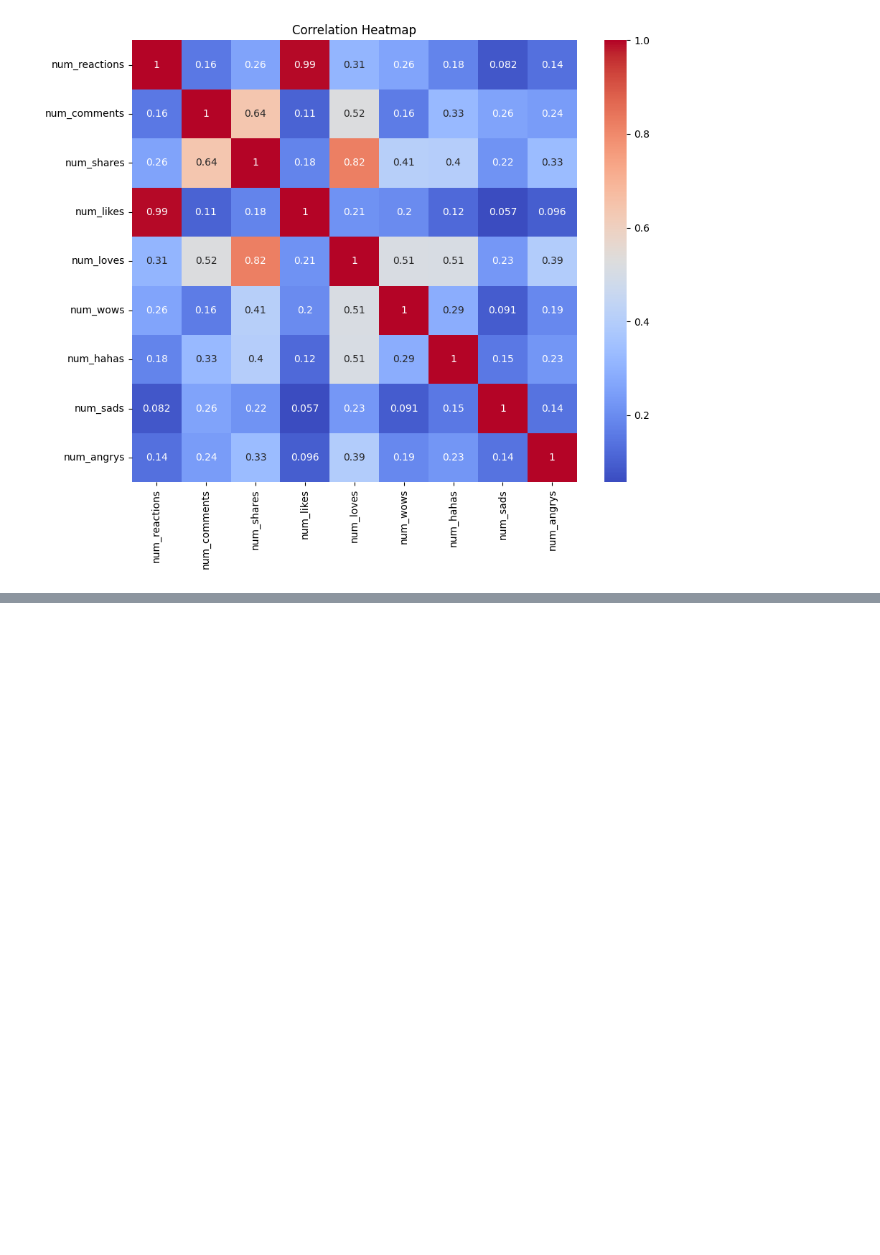
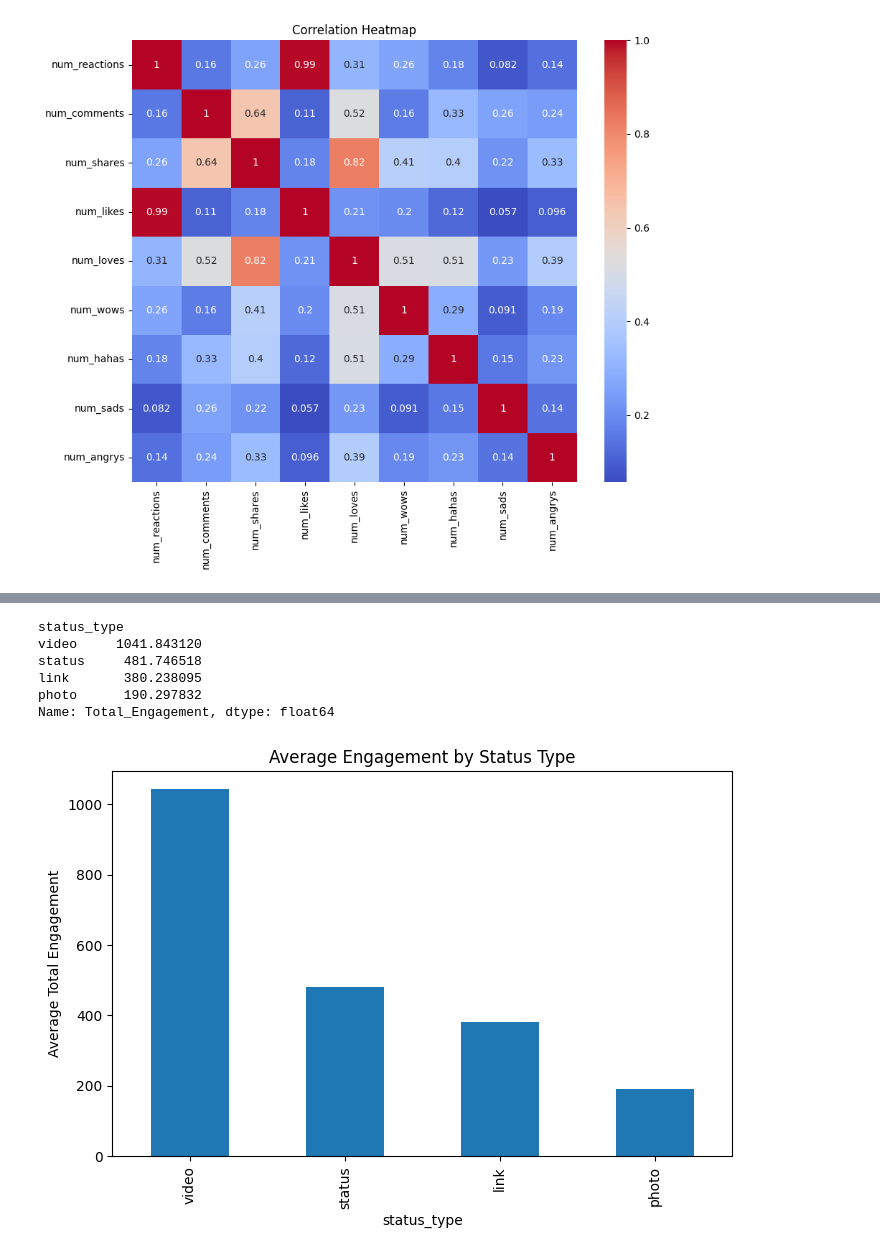
Before and after one commit to Rudra-pointer/pyml, a Jupyter notebook: project/project.ipynb, the cells around one changed output, grey strips where cells are left out. Saved outputs shown, nothing was run; the diff lists cells and outputs as text; code cells hidden in the pictures; blank space fills up the shorter version.

```diff
--- a/project/project.ipynb
+++ b/project/project.ipynb
@@ -194,0 +353,33 @@ plt.show()
+# %%
+# Step 18: Average Engagement by Status Type
+
+avg_engagement = df.groupby('status_type')['Total_Engagement'].mean().sort_values(ascending=False)
+
+print(avg_engagement)
+# Observation:
+# Video posts have by far the highest average engagement at 1,041.84 —
+# more than double the next highest category.
+# %% [output]
+status_type
+video     1041.843120
+status     481.746518
+link       380.238095
+photo      190.297832
+Name: Total_Engagement, dtype: float64
+# %%
+# Step 19: Average Engagement by Status Type
+
+plt.figure(figsize=(8,5))
+
+avg_engagement.plot(kind='bar')
+
+plt.title("Average Engagement by Status Type")
+
+plt.ylabel("Average Total Engagement")
+
+plt.show()
+
+# Observation:
+# The bar chart visually confirms a clear ranking: video > status > link > photo.
+# %% [output]
+[figure, added]
```
Also changed, not shown: parts of 8 cells of this notebook.
